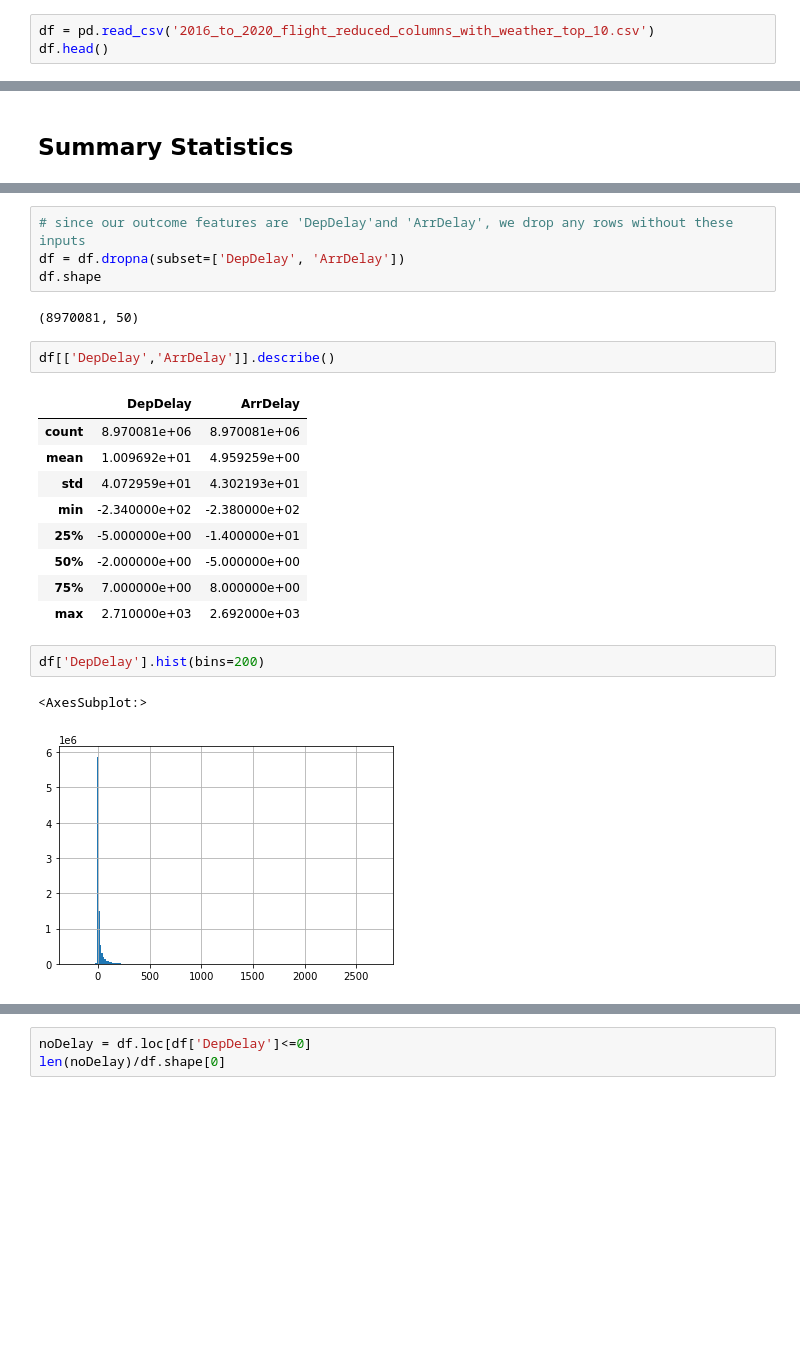
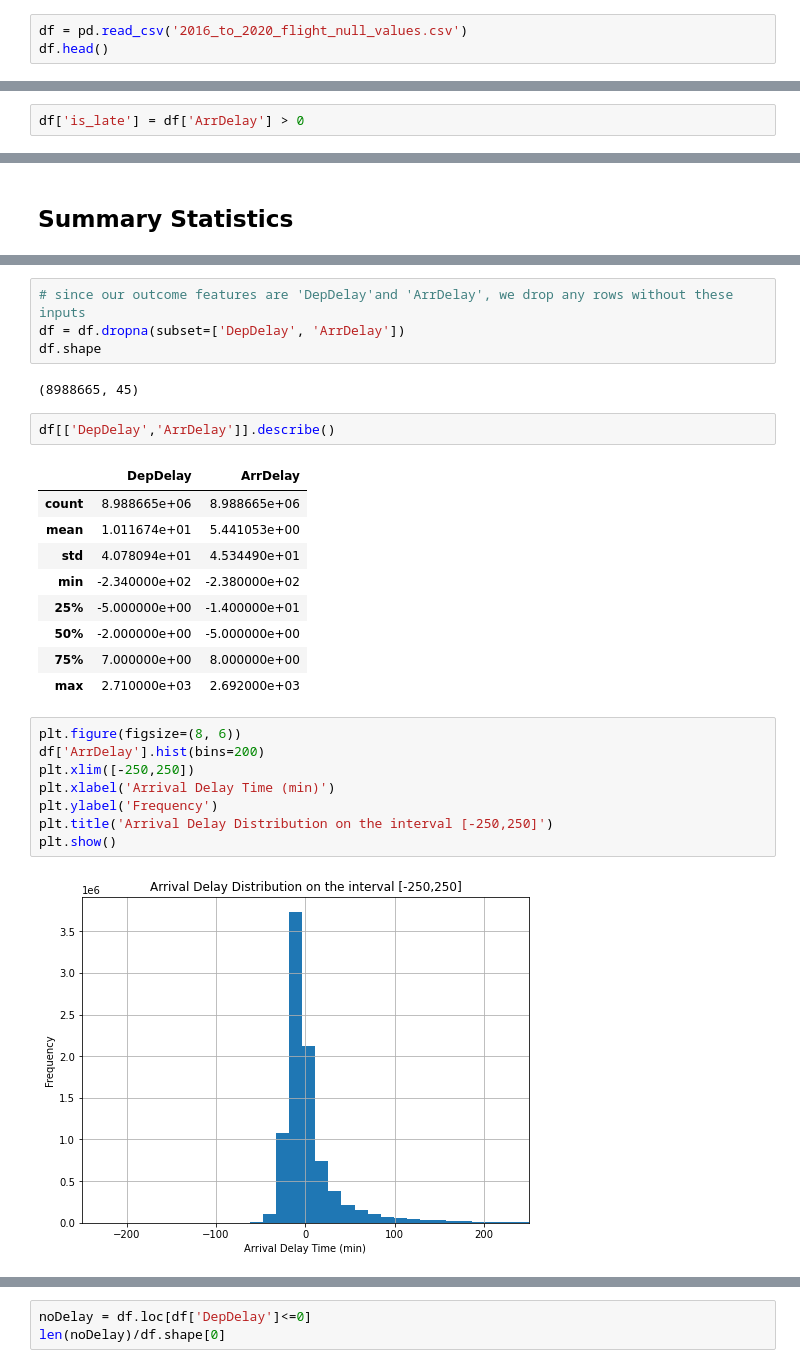
Before and after one commit to PPPSDavid/ORIE-4741-Project, a Jupyter notebook: eda.ipynb, the cells around one changed output, grey strips where cells are left out. Cells and saved outputs as stored; diff of their text form; blank space fills up the shorter version.

```diff
--- a/eda.ipynb
+++ b/eda.ipynb
@@ -8,5 +9,5 @@ import seaborn as sns
 # %%
-df = pd.read_csv('2016_to_2020_flight_reduced_columns_with_weather_top_10.csv')
+df = pd.read_csv('2016_to_2020_flight_null_values.csv')
 df.head()
 # %% [output]
 |  | Unnamed: 0 | Year | Quarter | Month | DayofMonth | DayOfWeek | FlightDate | Reporting_Airline | ... |
@@ -34 +33,3 @@ Index(['Unnamed: 0', 'Year', 'Quarter', 'Month', 'DayofMonth', 'DayOfWeek',
       dtype='object')
+# %%
+df['is_late'] = df['ArrDelay'] > 0
@@ -43,21 +67,26 @@ df.shape
 df = df.dropna(subset=['DepDelay', 'ArrDelay'])
 df.shape
 # %% [output]
-(8970081, 50)
+(8988665, 45)
 # %%
 df[['DepDelay','ArrDelay']].describe()
 # %% [output]
 |  | DepDelay | ArrDelay |
-| count | 8.970081e+06 | 8.970081e+06 |
-| mean | 1.009692e+01 | 4.959259e+00 |
-| std | 4.072959e+01 | 4.302193e+01 |
+| count | 8.988665e+06 | 8.988665e+06 |
+| mean | 1.011674e+01 | 5.441053e+00 |
+| std | 4.078094e+01 | 4.534490e+01 |
 | min | -2.340000e+02 | -2.380000e+02 |
 | 25% | -5.000000e+00 | -1.400000e+01 |
 | 50% | -2.000000e+00 | -5.000000e+00 |
 | 75% | 7.000000e+00 | 8.000000e+00 |
 | max | 2.710000e+03 | 2.692000e+03 |
 # %%
-df['DepDelay'].hist(bins=200)
+plt.figure(figsize=(8, 6))
+df['ArrDelay'].hist(bins=200)
+plt.xlim([-250,250])
+plt.xlabel('Arrival Delay Time (min)')
+plt.ylabel('Frequency')
+plt.title('Arrival Delay Distribution on the interval [-250,250]')
+plt.show()
 # %% [output]
-<AxesSubplot:>
-[figure, old version]
+[figure, new version]
```
Also changed, not shown: parts of 63 cells of this notebook.
